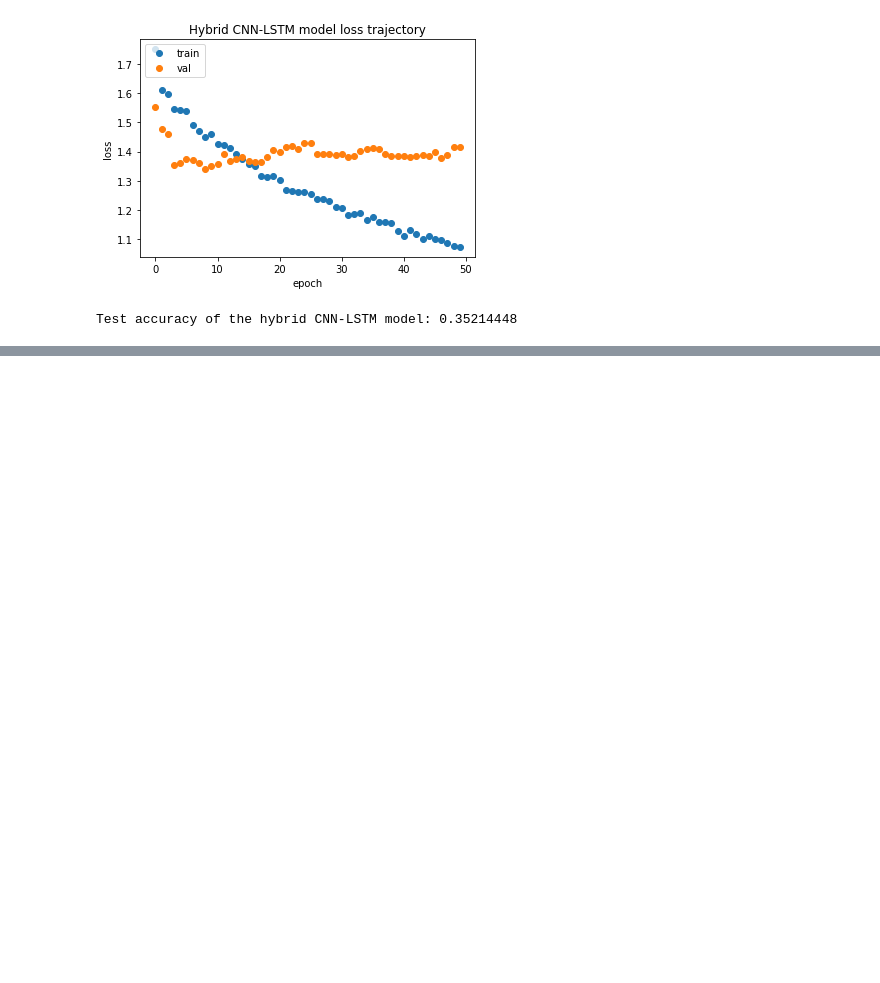
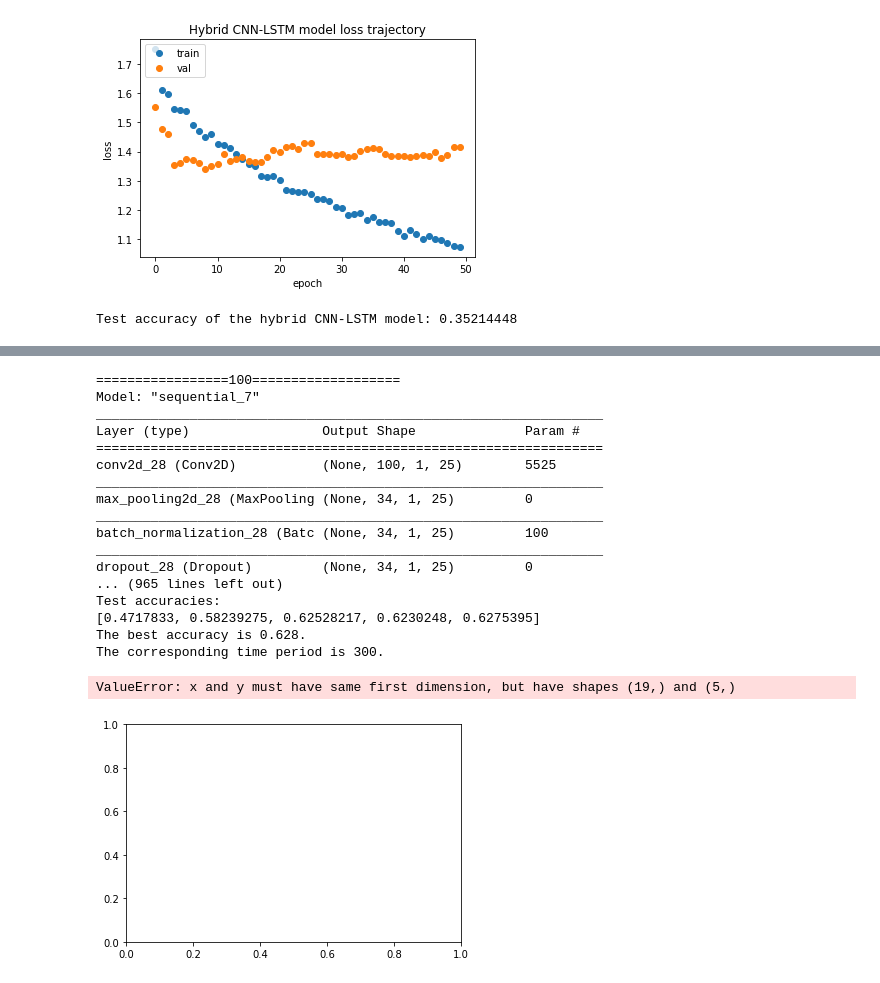
Before and after one commit to ronakkaoshik42/EEG_action_classification, a Jupyter notebook: LSTM_one_subject_EEG_loading.ipynb, the cells around one changed output, grey strips where cells are left out. Drawn from its saved outputs; the diff is of its cells as text; code cells hidden in the pictures; blank space fills up the shorter version.

```diff
--- a/LSTM_one_subject_EEG_loading.ipynb
+++ b/LSTM_one_subject_EEG_loading.ipynb
@@ -742,0 +794,32 @@ Test accuracy of the hybrid CNN-LSTM model: 0.35214448
+# %%
+def train_data(time_period=1000):
+    # different period of time
+    x_train_time = x_train[:,:time_period,:,:]
+    y_train_time = y_train
+    x_valid_time = x_valid[:,:time_period,:,:]
+    y_valid_time = y_valid
+    x_test_time = x_test[:,:time_period,:,:]
+    y_test_time = y_test
+
+#     # preprocess data
+#     X_train_valid_cur = np.expand_dims(X_train_valid_cur, axis=3)
+#     X_test_cur = np.expand_dims(X_test_cur, axis=3)
+
+    #lecun = lecun_uniform(seed=42)
+
+
+    model = cnn_model(time_period)
+
+    model.fit(x_train_time, y_train_time, epochs=50, batch_size=64, validation_data=(x_valid_time, y_valid_time), shuffle=True, verbose=1)
+
+    train_score = model.evaluate(x_train_time, y_train_time)
+
+    test_score = model.evaluate(x_test_time, y_test_time)
+
+    print('train {:s}: {:.3f}%'.format(model.metrics_names[1], train_score[1]*100))
+    print('test {:s}: {:.3f}%'.format(model.metrics_names[1], test_score[1]*100))
+    #print(model.summary())
+
+    return train_score, test_score
+# %%
+train_score, test_score = train_data(1000)
@@ -742,0 +844,29 @@ Test accuracy of the hybrid CNN-LSTM model: 0.35214448
+# %%
+train_scores = []
+test_scores = []
+
+for time in range(100, 1001, 200):
+    print("=================" + str(time) + "===================")
+    train_score, test_score = train_data(time_period=time)
+    train_scores.append(train_score[1])
+    test_scores.append(test_score[1])
+# %% [output]
+=================100===================
+Model: "sequential_7"
+_________________________________________________________________
+Layer (type)                 Output Shape              Param #
+=================================================================
+conv2d_28 (Conv2D)           (None, 100, 1, 25)        5525
+_________________________________________________________________
+max_pooling2d_28 (MaxPooling (None, 34, 1, 25)         0
+_________________________________________________________________
+batch_normalization_28 (Batc (None, 34, 1, 25)         100
+_________________________________________________________________
+dropout_28 (Dropout)         (None, 34, 1, 25)         0
+... (965 lines left out)
+Test accuracies:
+[0.4717833, 0.58239275, 0.62528217, 0.6230248, 0.6275395]
+The best accuracy is 0.628.
+The corresponding time period is 300.
+ValueError: x and y must have same first dimension, but have shapes (19,) and (5,)
+[figure, added]
```
Also changed, not shown: parts of 35 cells of this notebook, 2 other files.
